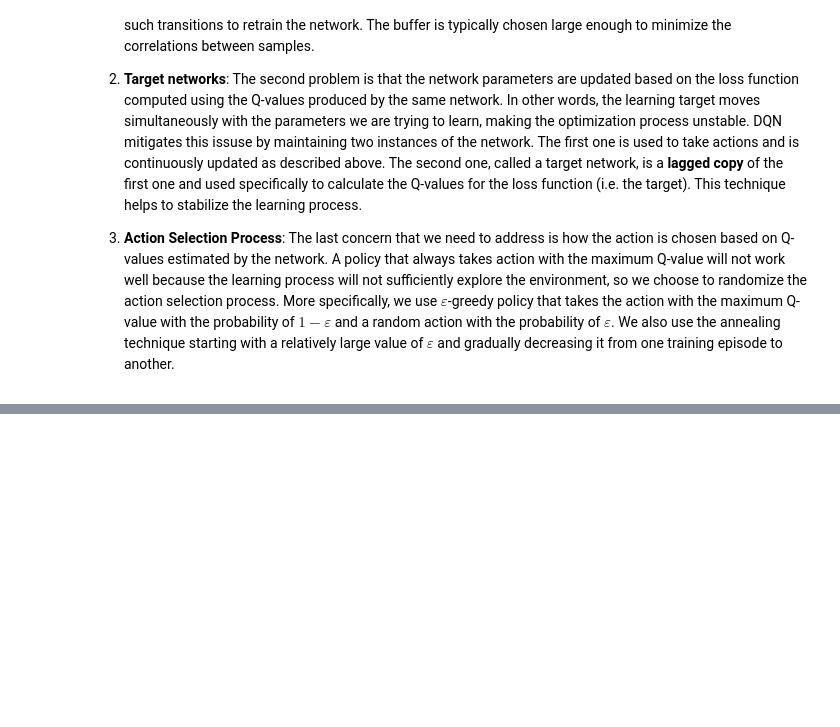
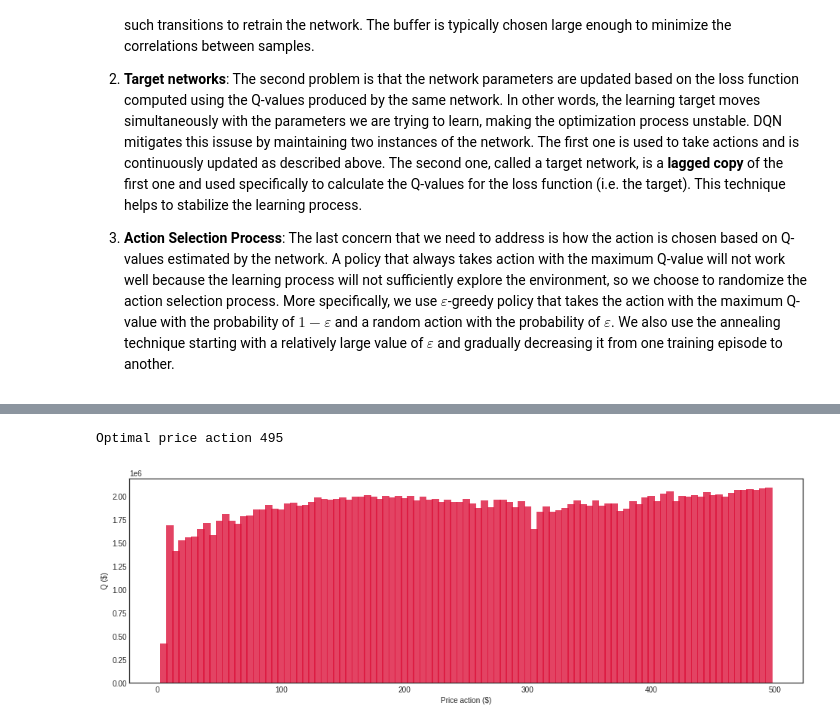
Before and after one commit to lejinvarghese/learning_algorithms, a Jupyter notebook: pricing/dqn_pricing.ipynb, the cells around one changed output, grey strips where cells are left out. Cells and saved outputs as stored; diff of their text form; code cells hidden in the pictures; blank space fills up the shorter version.

```diff
--- a/pricing/dqn_pricing.ipynb
+++ b/pricing/dqn_pricing.ipynb
@@ -591,0 +621,17 @@ print(p_trace[0])
+# %%
+# Visualize Q values for a given state
+sample_state = [170.,   0.,   0.,   0.,   0.,   0.,   0.,   0.,   0.,   0.,   0.,   0.,   0.,   0.,   0.,   0.,   0.,   0.,   0.,   0., \
+                1.,     0.,   0.,   0.,   0.,   0.,   0.,   0.,   0.,   0.,   0.,   0.,   0.,   0.,   0.,   0.,   0.,   0.,   0.,   0.]
+
+Q_s = policy_net(to_tensor(sample_state))
+a_opt = Q_s.max(0)[1].detach()
+print(f"Optimal price action {price_levels[a_opt]}")
+
+plt.figure(figsize=(16, 5))
+plt.xlabel("Price action ($)")
+plt.ylabel("Q ($)")
+plt.bar(price_levels, Q_s.detach().numpy(), color='crimson',  width=6, alpha=0.8)
+plt.show()
+# %% [output]
+Optimal price action 495
+[figure, added]
```
Also changed, not shown: parts of 15 cells of this notebook, 5 other files.
